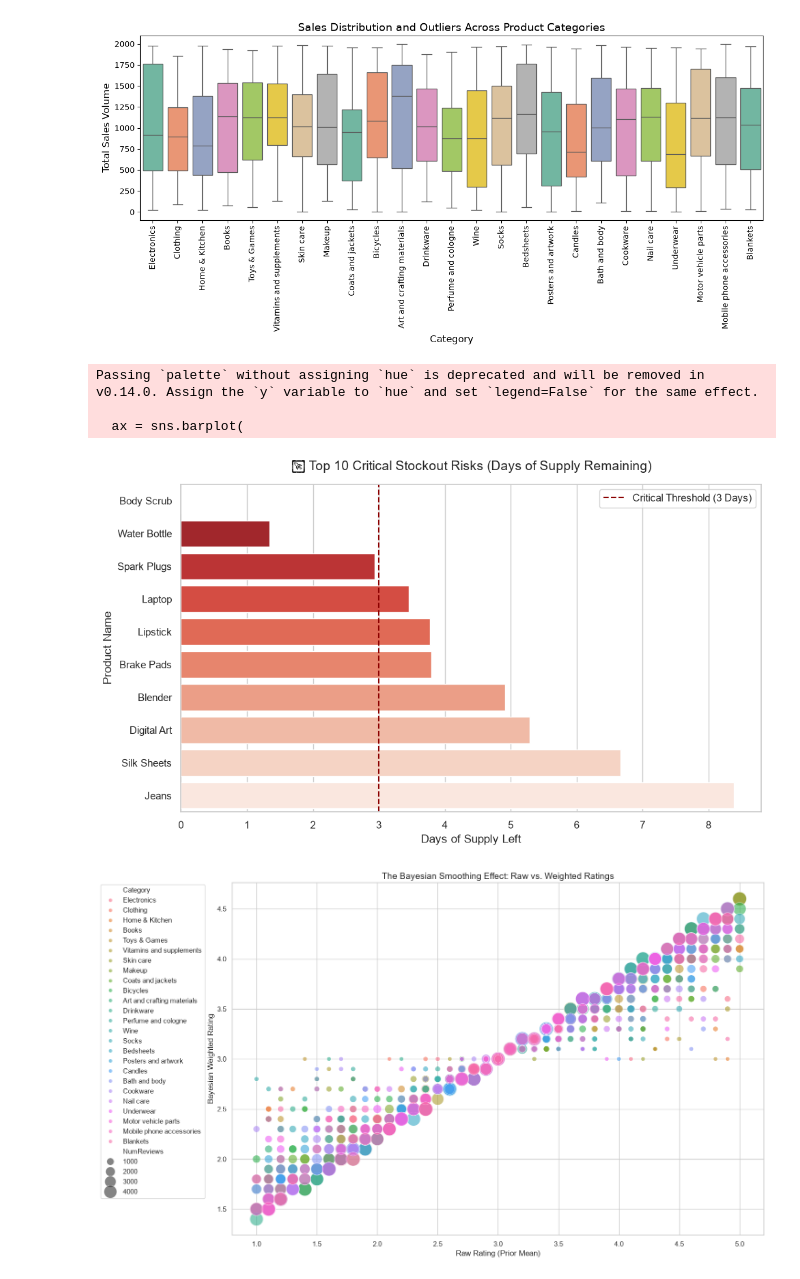
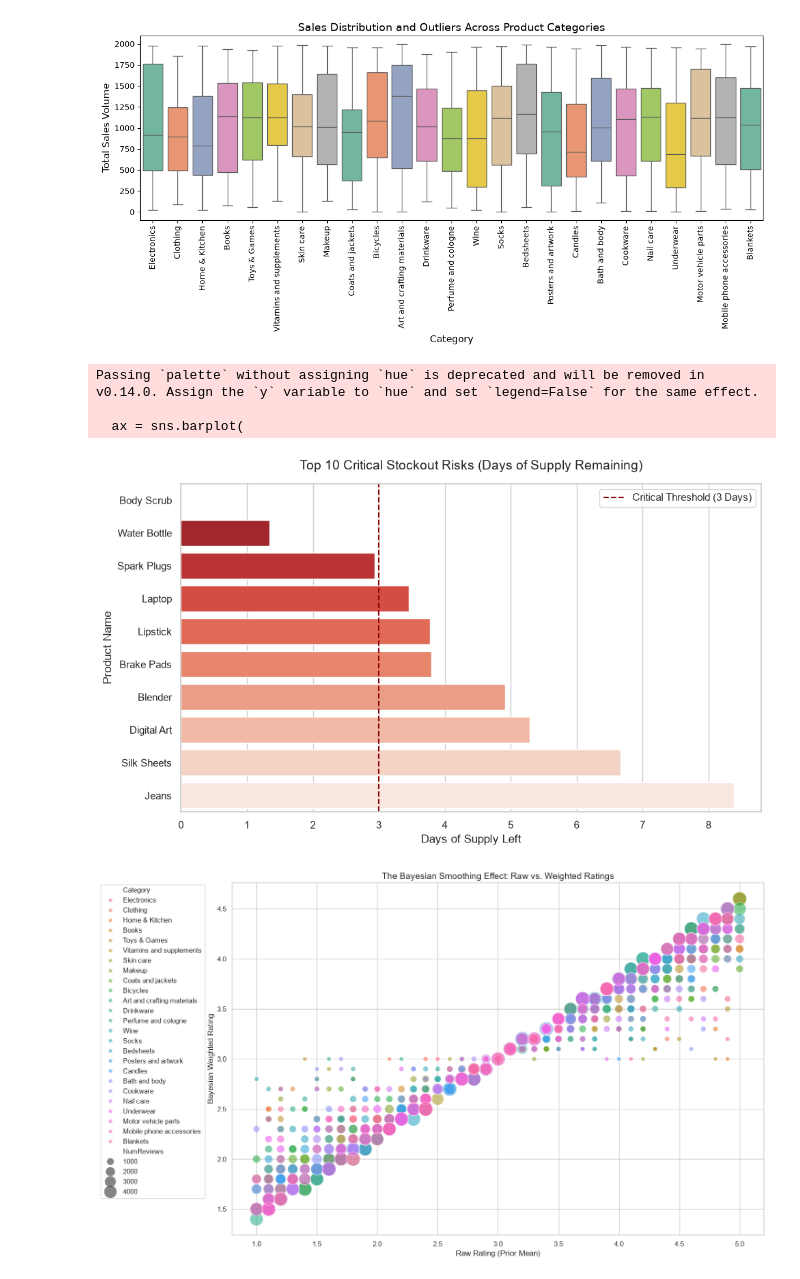
Before and after one commit to Reyal335/SQL-and-EDA--E-Commerce-Business-Questions, a Jupyter notebook: notebooks/01_EDA.ipynb, the cells around one changed output. Cells and saved outputs as stored; diff of their text form; code cells hidden in the pictures.

```diff
--- a/notebooks/01_EDA.ipynb
+++ b/notebooks/01_EDA.ipynb
@@ -132,31 +132,31 @@ Passing `palette` without assigning `hue` is deprecated and will be removed in v
 # %%
 
 # Filter for your critical items and sort
 critical_stock = df.sort_values(by="SupplyDays").head(10)
 
 plt.figure(figsize=(10, 6))
 sns.set_theme(style="whitegrid")
 
 # Create horizontal bar plot
 ax = sns.barplot(
     x="SupplyDays",
     y="ProductName",
     data=critical_stock,
     palette="Reds_r" # Crimson gradient highlighting the worst offenders
 )
 
-plt.title("🚨 Top 10 Critical Stockout Risks (Days of Supply Remaining)", fontsize=14, pad=15)
+plt.title("Top 10 Critical Stockout Risks (Days of Supply Remaining)", fontsize=14, pad=15)
 plt.xlabel("Days of Supply Left", fontsize=12)
 plt.ylabel("Product Name", fontsize=12)
 plt.axvline(x=3, color="darkred", linestyle="--", label="Critical Threshold (3 Days)")
 plt.legend()
 plt.tight_layout()
 plt.show()
 # %% [output]
 Passing `palette` without assigning `hue` is deprecated and will be removed in v0.14.0. Assign the `y` variable to `hue` and set `legend=False` for the same effect.
 
   ax = sns.barplot(
-[figure, old version]
+[figure, new version]
 # %%
 # Bubble Chart for weighted rating and actual rating
 
```
